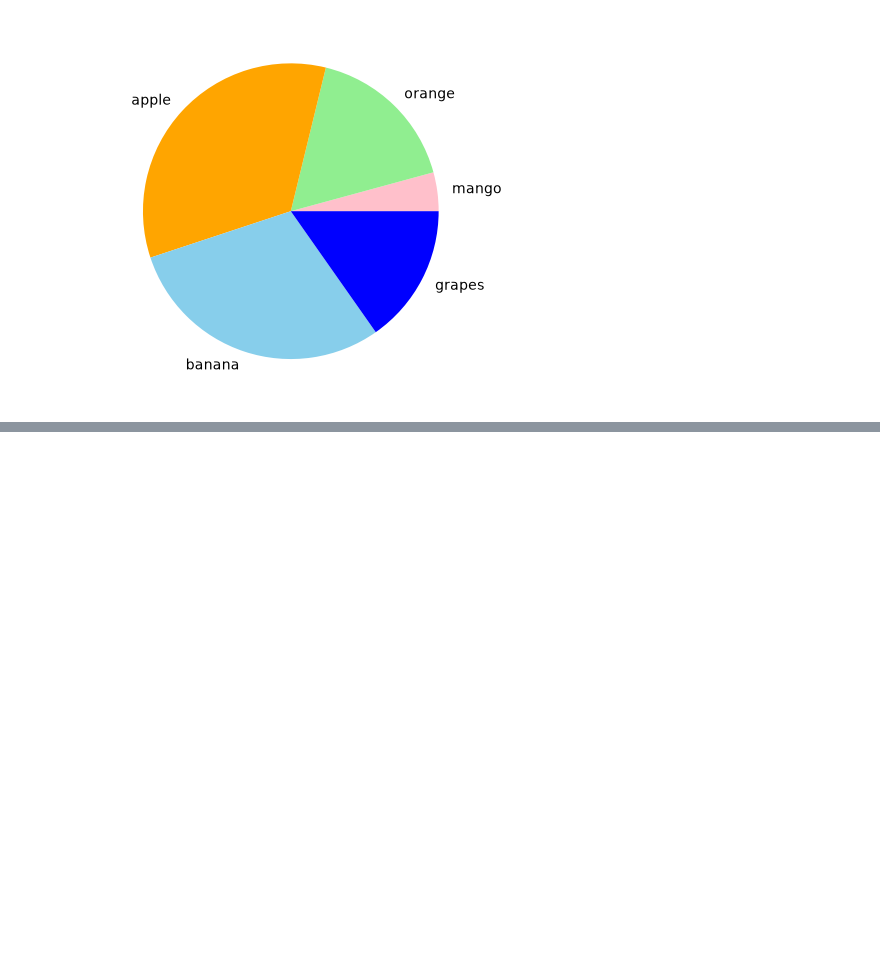
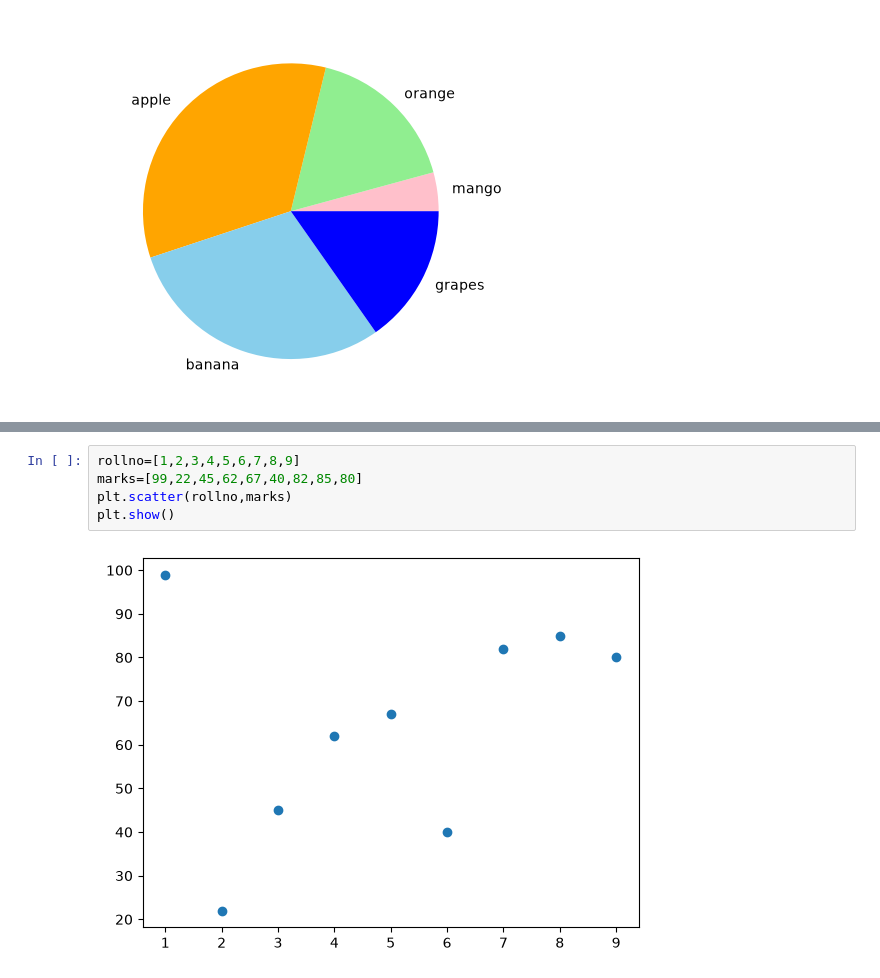
Before and after one commit to AmitKumarPrasad1846/Complete_AI_ML_challenge, a Jupyter notebook: 04_visualisation/visualisation_day_2.ipynb, the cells around one changed output, grey strips where cells are left out. Drawn from its saved outputs; the diff is of its cells as text; blank space fills up the shorter version.

```diff
--- a/04_visualisation/visualisation_day_2.ipynb
+++ b/04_visualisation/visualisation_day_2.ipynb
@@ -59,0 +166,7 @@ plt.show()
+# %%
+rollno=[1,2,3,4,5,6,7,8,9]
+marks=[99,22,45,62,67,40,82,85,80]
+plt.scatter(rollno,marks)
+plt.show()
+# %% [output]
+[figure, added]
```
Also changed, not shown: parts of 12 cells of this notebook, 1 other file.
